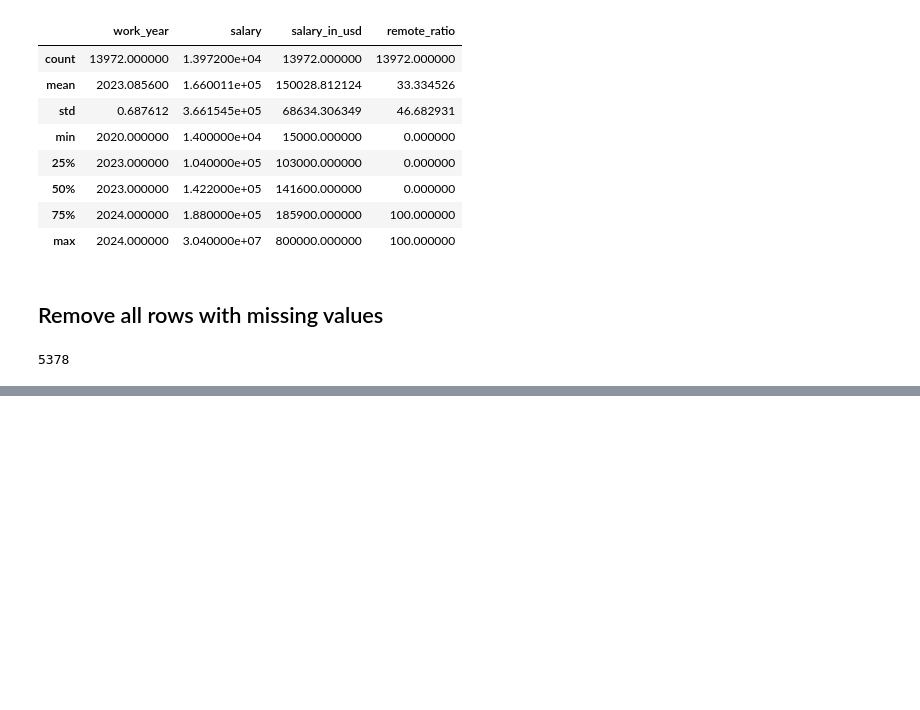
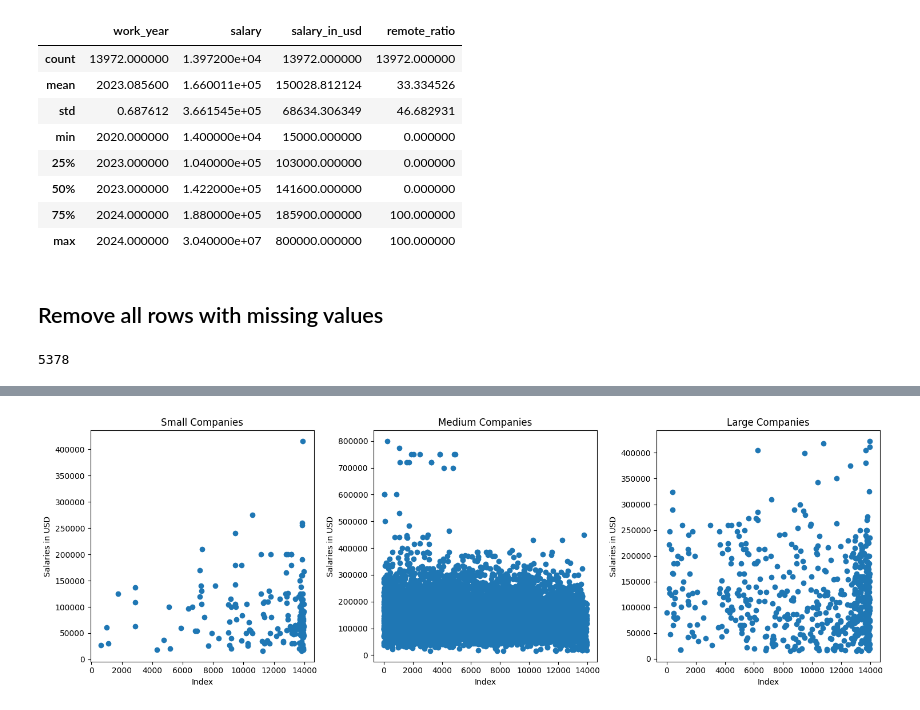
Before and after one commit to Jakenn09/DataScienceKaggle, a Jupyter notebook: 1_JobsKaggle/data_jobs.ipynb, the cells around one changed output, grey strips where cells are left out. Cells and saved outputs as stored; diff of their text form; code cells hidden in the pictures; blank space fills up the shorter version.

```diff
--- a/1_JobsKaggle/data_jobs.ipynb
+++ b/1_JobsKaggle/data_jobs.ipynb
@@ -59,0 +106,26 @@ df.duplicated().sum() # numeber of duplicated rows
+# %%
+
+plt.figure(figsize=(15,5))  # creating scatter plot
+
+plt.subplot(1, 3, 1)
+plt.scatter(df_S.index, df_S['salary_in_usd'])
+plt.title("Small Companies")
+plt.xlabel("Index")
+plt.ylabel("Salaries in USD")
+
+plt.subplot(1, 3, 2)
+plt.scatter(df_M.index, df_M['salary_in_usd'])
+plt.title("Medium Companies")
+plt.xlabel("Index")
+plt.ylabel("Salaries in USD")
+
+plt.subplot(1, 3, 3)
+plt.scatter(df_L.index, df_L['salary_in_usd'])
+plt.title("Large Companies")
+plt.xlabel("Index")
+plt.ylabel("Salaries in USD")
+
+plt.tight_layout()
+plt.show()
+# %% [output]
+[figure, added]
```
Also changed, not shown: parts of 14 cells of this notebook, 1 other file.
